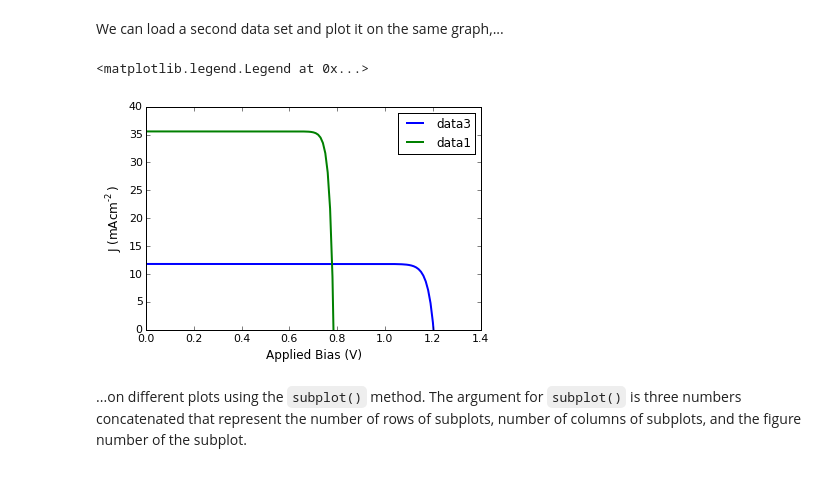
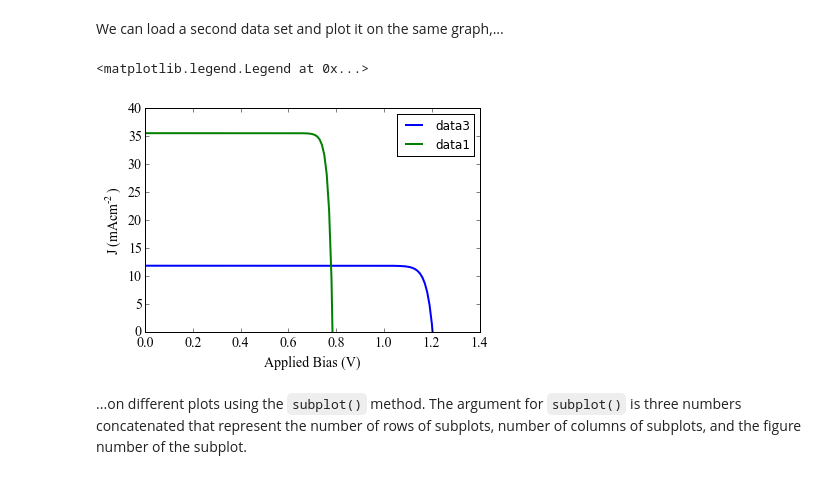
Before and after one commit to jmball/Python_Course, a Jupyter notebook: Lesson3.ipynb, the cells around one changed output. Drawn from its saved outputs; the diff is of its cells as text; code cells hidden in the pictures.

```diff
--- a/Lesson3.ipynb
+++ b/Lesson3.ipynb
@@ -230,20 +230,20 @@ We can load a second data set and plot it on the same graph,...
 # %%
 filepath1 = 'data1.txt'
 loaded_data1 = load_data(filepath1)
 labels1 = loaded_data1[1]
 data1 = loaded_data1[2]
 
 plt.pyplot.plot(data[:,0],data[:,1], label=filepath.strip('.txt'),linewidth=2.0)
 plt.pyplot.plot(data1[:,0],data1[:,1], label=filepath1.strip('.txt'),linewidth=2.0)
 plt.pyplot.axis([0, 1.4, 0, 40])
-plt.pyplot.xticks(size=11)
-plt.pyplot.yticks(size=11)
-plt.pyplot.xlabel('Applied Bias (V)', size=12)
-plt.pyplot.ylabel('$\mathregular{J\ (mAcm^{-2})}$', size=12)
+plt.pyplot.xticks(size=14, **{'fontname':'Times New Roman'})
+plt.pyplot.yticks(size=14, **{'fontname':'Times New Roman'})
+plt.pyplot.xlabel('Applied Bias (V)', size=14, **{'fontname':'Times New Roman'})
+plt.pyplot.ylabel('$\mathregular{J\ (mAcm^{-2})}$', size=14, **{'fontname':'Times New Roman'})
 plt.pyplot.legend(loc=0) # finds best location
 # %% [output]
 <matplotlib.legend.Legend at 0x...>
-[figure, old version]
+[figure, new version]
 # %% [markdown]
 ...on different plots using the `subplot()` method. The argument for `subplot()` is three numbers concatenated that represent the number of rows of subplots, number of columns of subplots, and the figure number of the subplot.
 # %%
```
Also changed, not shown: parts of 5 cells of this notebook, 4 other files.
